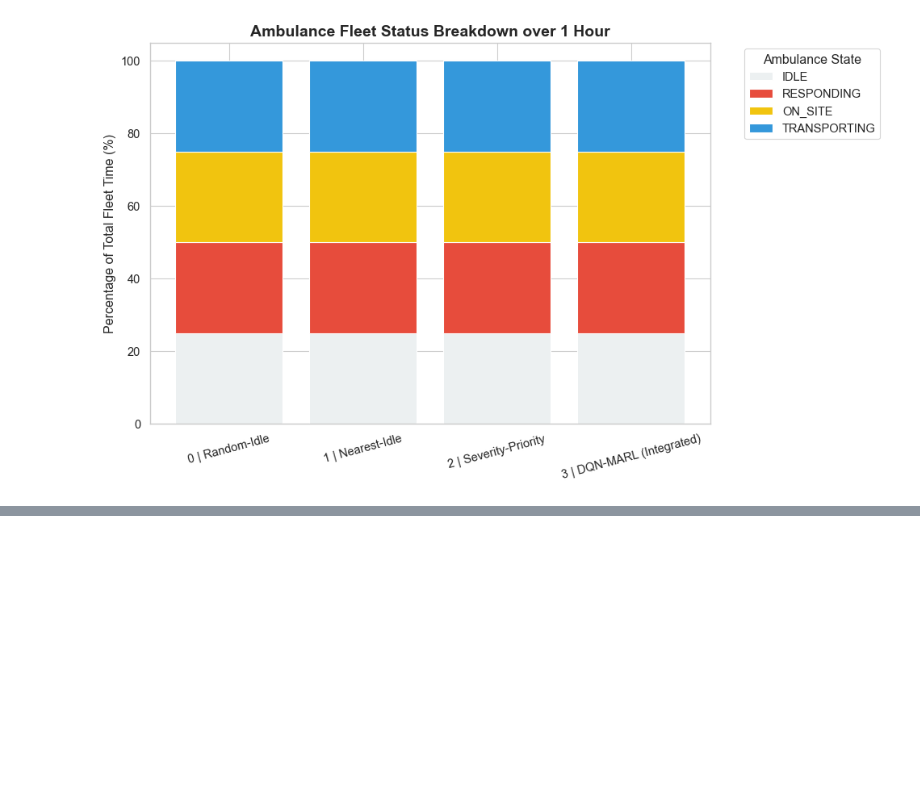
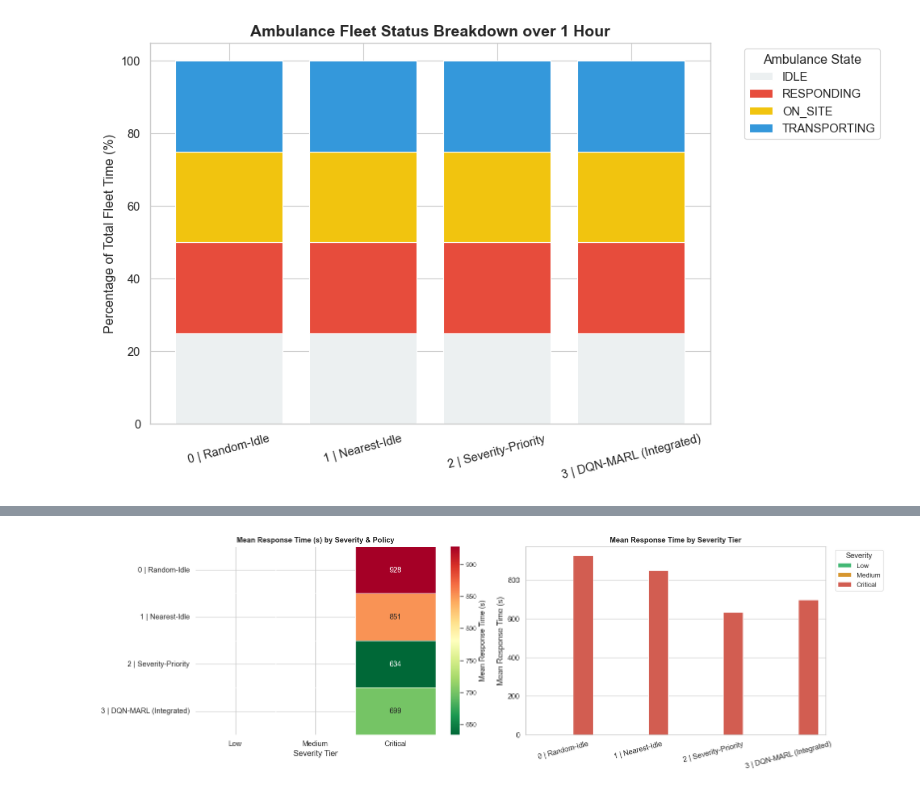
Before and after one commit to Christianib003/kigali-ems-pipeline-optimization, a Jupyter notebook: notebooks/05_evaluate_system.ipynb, the cells around one changed output, grey strips where cells are left out. Drawn from its saved outputs; the diff is of its cells as text; code cells hidden in the pictures; blank space fills up the shorter version.

```diff
--- a/notebooks/05_evaluate_system.ipynb
+++ b/notebooks/05_evaluate_system.ipynb
@@ -524,0 +678,75 @@ plt.show()
+# %%
+import pandas as pd
+import numpy as np
+import matplotlib.pyplot as plt
+import seaborn as sns
+import json
+from pathlib import Path
+
+
+with open(Path('../data/processed/incidents_high_stress.json')) as f:
+    raw_inc = json.load(f)
+
+sev_map = {}
+for idx, inc in enumerate(raw_inc):
+    iid = f"KGL_RTI_{idx:04d}"
+    s = inc.get('severity', 0.5)
+    if s < 0.33:    tier = 'Low'
+    elif s < 0.66:  tier = 'Medium'
+    else:           tier = 'Critical'
+    sev_map[iid] = tier
+
+
+rows = []
+for policy, tel in all_telemetry.items():
+    inc_df = tel.get_incident_df()
+    reached = inc_df[inc_df['status'] == 'REACHED'][['incident_id', 'response_time_s']].dropna()
+    for _, r in reached.iterrows():
+        rows.append({
+            'Policy':   policy,
+            'Severity': sev_map.get(r['incident_id'], 'Unknown'),
+            'RT (s)':   r['response_time_s'],
+        })
+
+rt_detail = pd.DataFrame(rows)
+
+if not rt_detail.empty:
+    pivot = (
+        rt_detail.groupby(['Policy', 'Severity'])['RT (s)']
+        .mean()
+        .unstack('Severity')
+        .reindex(columns=['Low', 'Medium', 'Critical'])
+    )
+
+    fig, axes = plt.subplots(1, 2, figsize=(16, 5))
+    sns.set_theme(style='whitegrid', context='paper', font_scale=1.1)
+
+
+    sns.heatmap(pivot, annot=True, fmt='.0f', cmap='RdYlGn_r',
+                linewidths=0.5, ax=axes[0],
+                cbar_kws={'label': 'Mean Response Time (s)'})
+    axes[0].set_title('Mean Response Time (s) by Severity & Policy', fontweight='bold')
+    axes[0].set_xlabel('Severity Tier')
+    axes[0].set_ylabel('')
+    axes[0].tick_params(axis='y', rotation=0)
+
+
+    pivot_reset = pivot.reset_index().melt(id_vars='Policy', var_name='Severity', value_name='Mean RT (s)')
+    sev_order   = ['Low', 'Medium', 'Critical']
+    palette     = {'Low': '#2ecc71', 'Medium': '#f39c12', 'Critical': '#e74c3c'}
+    sns.barplot(data=pivot_reset, x='Policy', y='Mean RT (s)',
+                hue='Severity', hue_order=sev_order,
+                palette=palette, ax=axes[1])
+    axes[1].set_title('Mean Response Time by Severity Tier', fontweight='bold')
+    axes[1].set_ylabel('Mean Response Time (s)')
+    axes[1].set_xlabel('')
+    axes[1].tick_params(axis='x', rotation=15)
+    axes[1].legend(title='Severity', bbox_to_anchor=(1.02, 1), loc='upper left')
+
+    plt.tight_layout()
+    plt.savefig('../figures/05_severity_response_time.png', dpi=150, bbox_inches='tight')
+    plt.show()
+else:
+    print('No response-time data available — run the benchmark evaluation first.')
+# %% [output]
+[figure, added]
```
Also changed, not shown: parts of 10 cells of this notebook, 22 other files.
